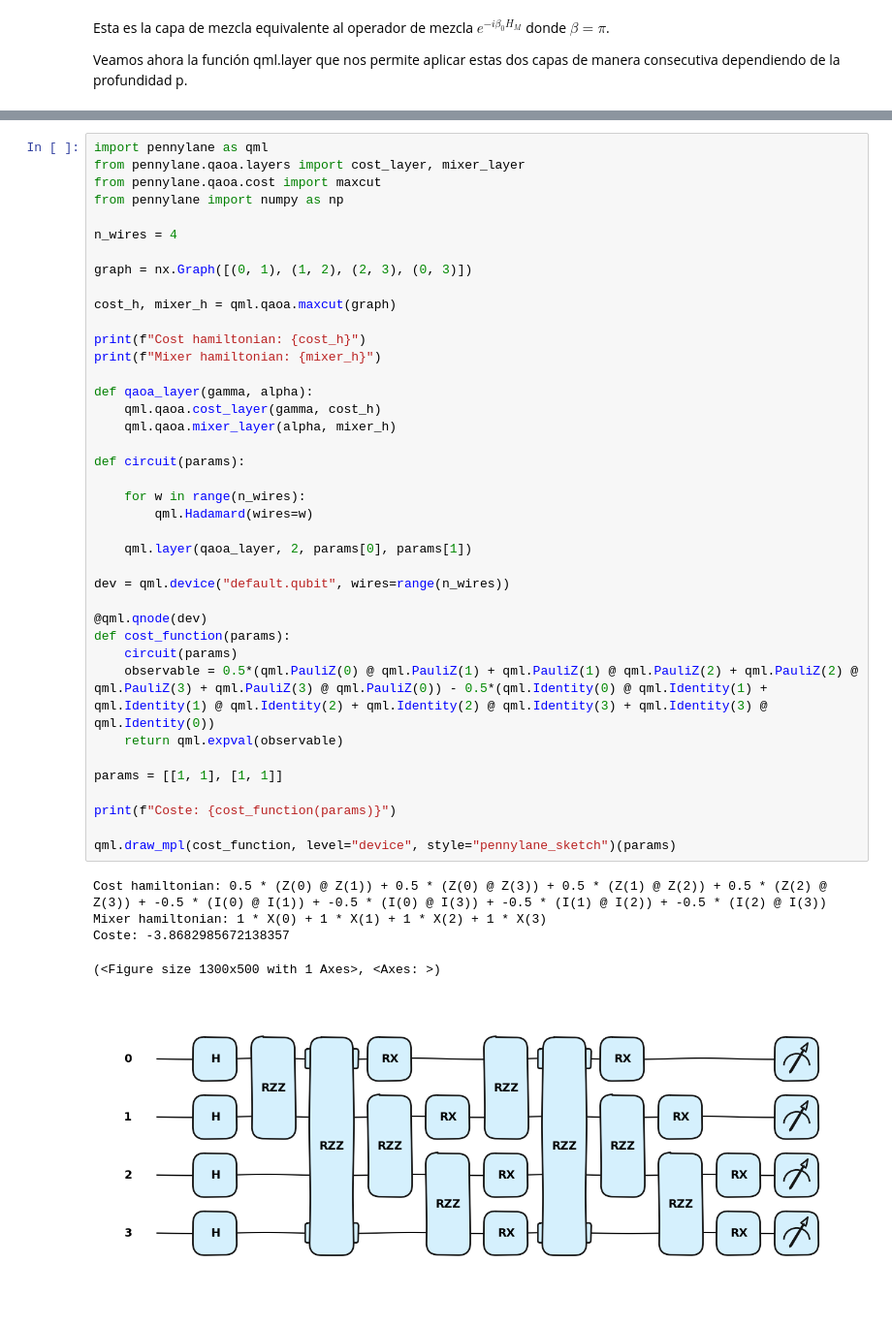
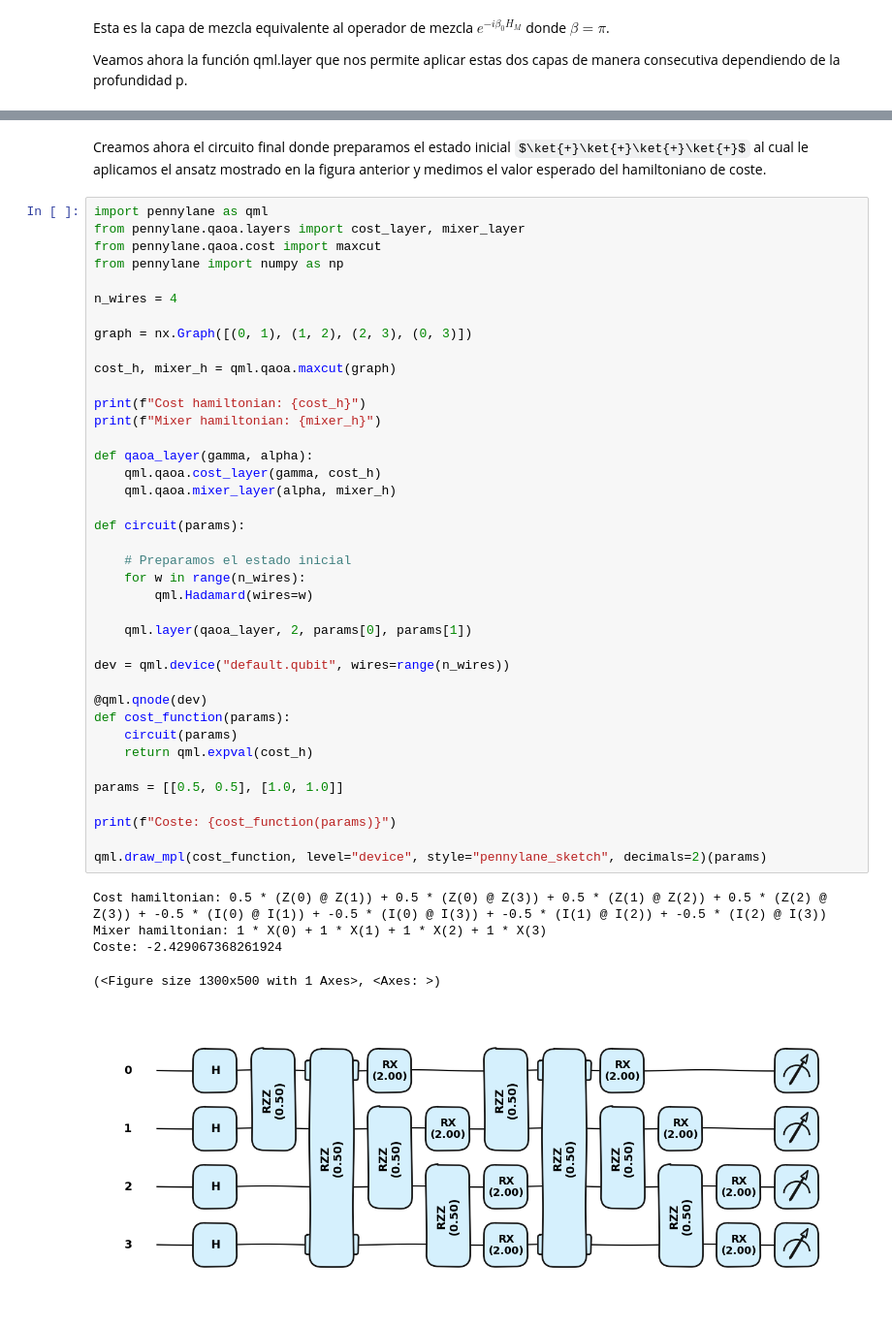
Before and after one commit to pabloramosdev/quantum_computing, a Jupyter notebook: max_cut_problem.ipynb, the cells around one changed output, grey strips where cells are left out. Shown at 97% size. Saved outputs shown, nothing was run; the diff lists cells and outputs as text; some formulas as TeX source.

```diff
--- a/max_cut_problem.ipynb
+++ b/max_cut_problem.ipynb
@@ -399,3 +399,5 @@ qml.draw_mpl(
+# %% [markdown]
+Creamos ahora el circuito final donde preparamos el estado inicial $\ket{+}\ket{+}\ket{+}\ket{+}$ al cual le aplicamos el ansatz mostrado en la figura anterior y medimos el valor esperado del hamiltoniano de coste.
 # %%
 import pennylane as qml
 from pennylane.qaoa.layers import cost_layer, mixer_layer
@@ -408,36 +410,36 @@ graph = nx.Graph([(0, 1), (1, 2), (2, 3), (0, 3)])
 
 cost_h, mixer_h = qml.qaoa.maxcut(graph)
 
 print(f"Cost hamiltonian: {cost_h}")
 print(f"Mixer hamiltonian: {mixer_h}")
 
 def qaoa_layer(gamma, alpha):
     qml.qaoa.cost_layer(gamma, cost_h)
     qml.qaoa.mixer_layer(alpha, mixer_h)
 
 def circuit(params):
 
+    # Preparamos el estado inicial
     for w in range(n_wires):
         qml.Hadamard(wires=w)
 
     qml.layer(qaoa_layer, 2, params[0], params[1])
 
 dev = qml.device("default.qubit", wires=range(n_wires))
 
 @qml.qnode(dev)
 def cost_function(params):
     circuit(params)
-    observable = 0.5*(qml.PauliZ(0) @ qml.PauliZ(1) + qml.PauliZ(1) @ qml.PauliZ(2) + qml.PauliZ(2) @ qml.PauliZ(3) + qml.PauliZ(3) @ qml.PauliZ(0)) - 0.5*(qml.Identity(0) @ qml.Identity(1) + qml.Identity(1) @ qml.Identity(2) + qml.Identity(2) @ qml.Identity(3) + qml.Identity(3) @ qml.Identity(0))
-    return qml.expval(observable)
+    return qml.expval(cost_h)
 
-params = [[1, 1], [1, 1]]
+params = [[0.5, 0.5], [1.0, 1.0]]
 
 print(f"Coste: {cost_function(params)}")
 
-qml.draw_mpl(cost_function, level="device", style="pennylane_sketch")(params)
+qml.draw_mpl(cost_function, level="device", style="pennylane_sketch", decimals=2)(params)
 # %% [output]
 Cost hamiltonian: 0.5 * (Z(0) @ Z(1)) + 0.5 * (Z(0) @ Z(3)) + 0.5 * (Z(1) @ Z(2)) + 0.5 * (Z(2) @ Z(3)) + -0.5 * (I(0) @ I(1)) + -0.5 * (I(0) @ I(3)) + -0.5 * (I(1) @ I(2)) + -0.5 * (I(2) @ I(3))
 Mixer hamiltonian: 1 * X(0) + 1 * X(1) + 1 * X(2) + 1 * X(3)
-Coste: -3.8682985672138357
+Coste: -2.429067368261924
 (<Figure size 1300x500 with 1 Axes>, <Axes: >)
-[figure, old version]
+[figure, new version]
```
Also changed, not shown: parts of 9 cells of this notebook.
